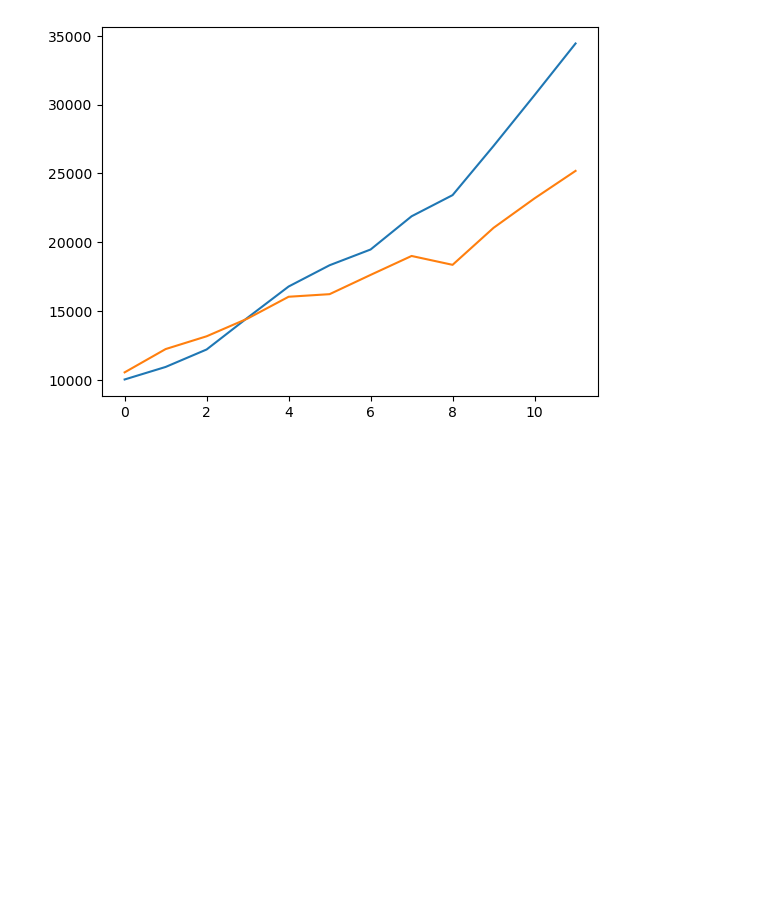
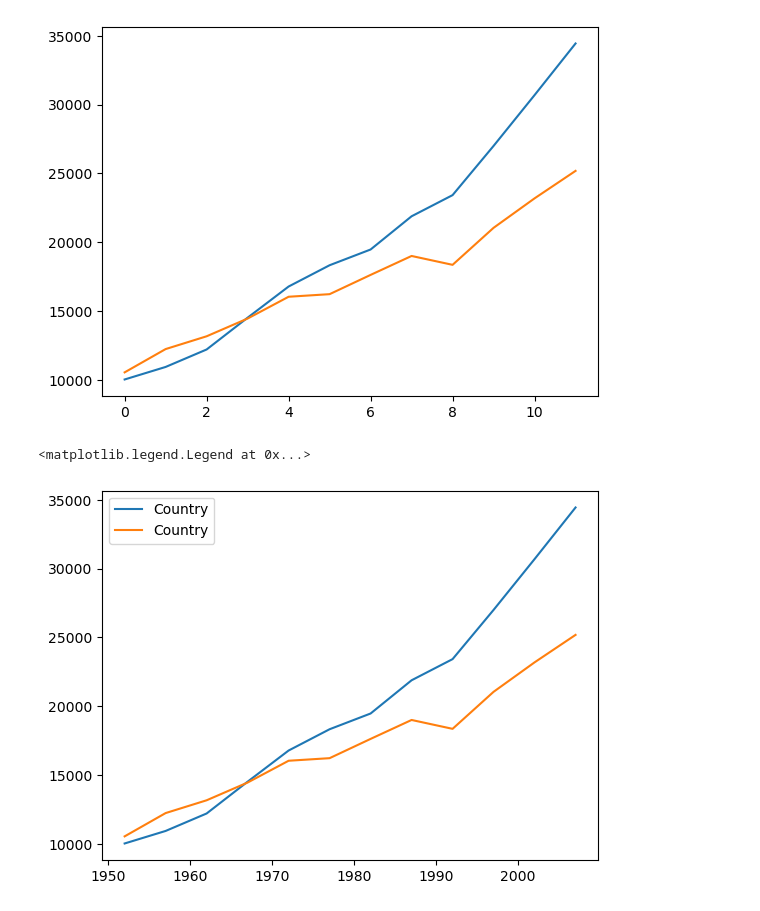
Before and after one commit to UMD-ENMA165-2026-Spring/gapminder, a Jupyter notebook: looping_over_datasets.ipynb, the cells around one changed output. Saved outputs shown, nothing was run; the diff lists cells and outputs as text; code cells hidden in the pictures; blank space fills up the shorter version.

```diff
--- a/looping_over_datasets.ipynb
+++ b/looping_over_datasets.ipynb
@@ -350,3 +344,11 @@ plt.plot(data.T)
 [<matplotlib.lines.Line2D at 0x...>,
  <matplotlib.lines.Line2D at 0x...>]
 [figure]
+# %%
+for row in data:
+    plt.plot(years, row, label="Country")
+
+plt.legend()
+# %% [output]
+<matplotlib.legend.Legend at 0x...>
+[figure, added]
```
Also changed, not shown: parts of 11 cells of this notebook.
